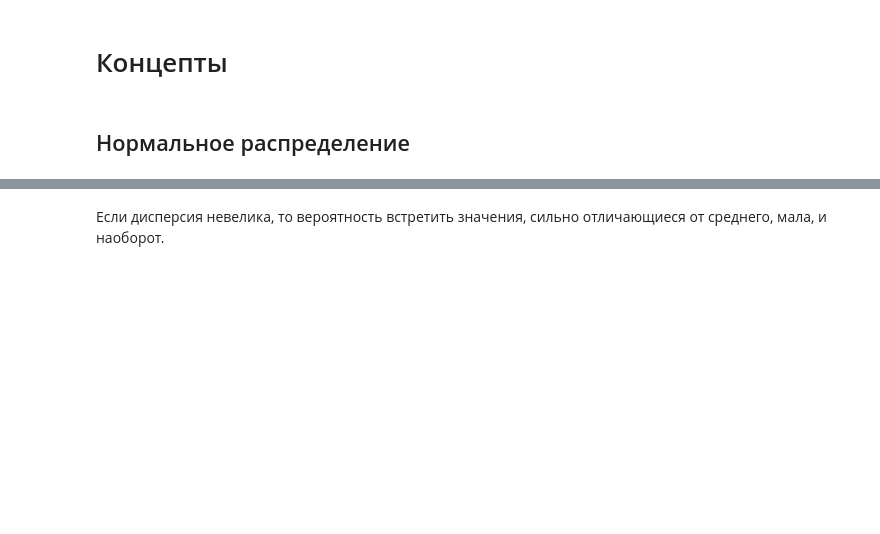
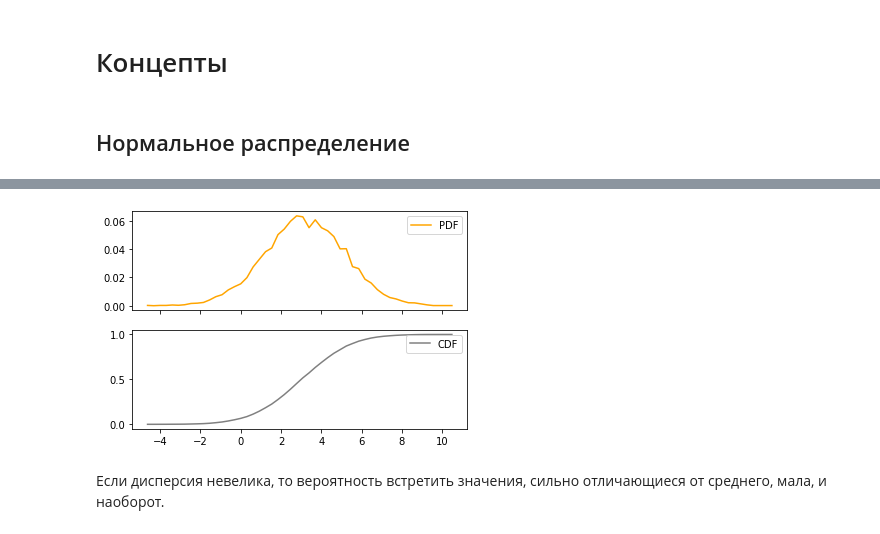
Before and after one commit to Saxsafon/Statistics, a Jupyter notebook: Distributions/Normal.ipynb, the cells around one changed output, grey strips where cells are left out. Drawn from its saved outputs; the diff is of its cells as text; code cells hidden in the pictures; blank space fills up the shorter version.

```diff
--- a/Distributions/Normal.ipynb
+++ b/Distributions/Normal.ipynb
@@ -46,2 +55,20 @@ plt.show()
+# %%
+count, bins_count = np.histogram(s, bins=50)
+
+pdf = count / sum(count)
+cdf = np.cumsum(pdf)
+
+
+f, (ax_pdf, ax_cdf) = plt.subplots(2, sharex=True)
+
+ax_pdf.plot(bins_count[1:], pdf, label="PDF", color='orange')
+ax_pdf.legend()
+
+ax_cdf.plot(bins_count[1:], cdf, label="CDF", color='grey')
+ax_cdf.legend()
+
+plt.show()
+# %% [output]
+[figure, added]
 # %% [markdown]
 Если дисперсия невелика, то вероятность встретить значения, сильно отличающиеся от среднего, мала, и наоборот.
```
Also changed, not shown: parts of 16 cells of this notebook, 2 other files.
